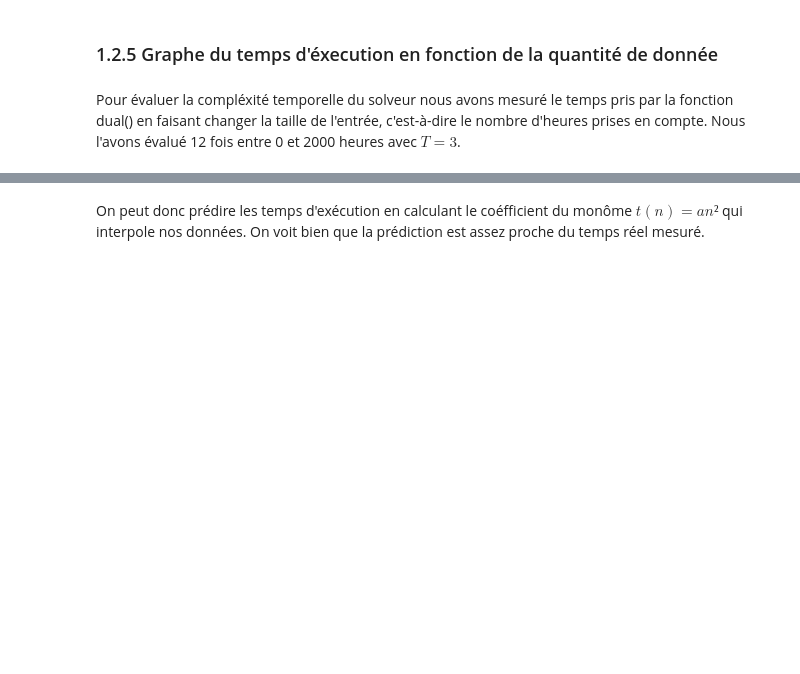
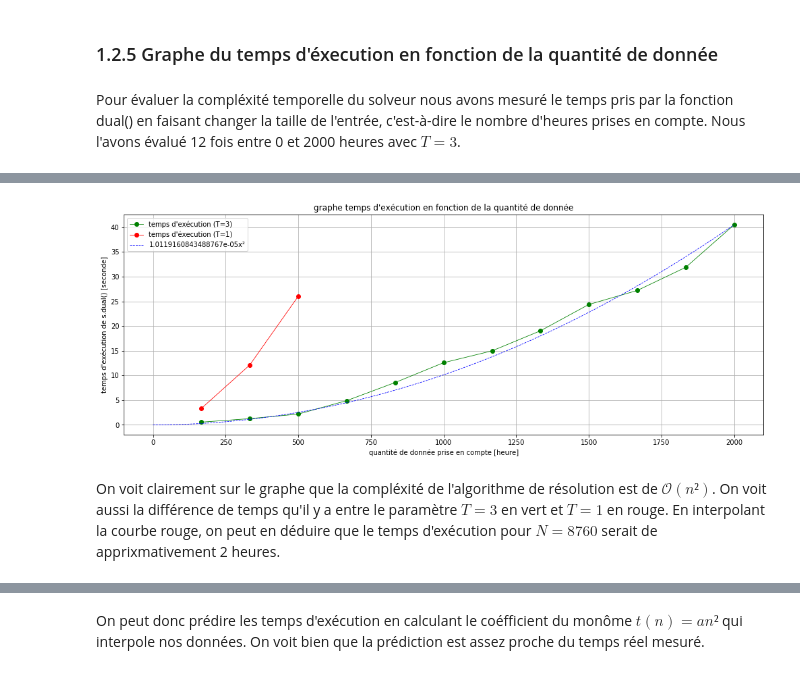
Before and after one commit to Zepp176/Projet_optimisation, a Jupyter notebook: Rapport-propre.ipynb, the cells around one changed output, grey strips where cells are left out. Drawn from its saved outputs; the diff is of its cells as text; code cells hidden in the pictures; blank space fills up the shorter version.

```diff
--- a/Rapport-propre.ipynb
+++ b/Rapport-propre.ipynb
@@ -364 +386,23 @@ for N_ in N_vector:
+# %%
+# plots
+
+a = temps_exec[-1]/2001**2
+x_comp = np.linspace(0, 2000, 50)
+y_comp = a*x_comp*x_comp
+
+
+plt.figure(figsize=(17,6))
+plt.plot(N_vector, temps_exec, '-og', linewidth=0.8)
+plt.plot(N_vector[:3], temps_exec2[:3], '-or', linewidth=0.8)
+plt.plot(x_comp, y_comp, '--b', linewidth=0.8)
+plt.xlabel('quantité de donnée prise en compte [heure]')
+plt.ylabel('temps d\'exécution de s.dual() [seconde]')
+plt.title('graphe temps d\'exécution en fonction de la quantité de donnée')
+plt.grid()
+plt.legend(['temps d\'exécution (T=3)', 'temps d\'éxecution (T=1)', '{}x²'.format(a)])
+plt.show()
+# %% [output]
+[figure, added]
+# %% [markdown]
+On voit clairement sur le graphe que la compléxité de l'algorithme de résolution est de $\mathcal{O}(n²)$. On voit aussi la différence de temps qu'il y a entre le paramètre $T=3$ en vert et $T=1$ en rouge. En interpolant la courbe rouge, on peut en déduire que le temps d'exécution pour $N = 8760$ serait de apprixmativement 2 heures.
 # %%
```
Also changed, not shown: parts of 13 cells of this notebook.
